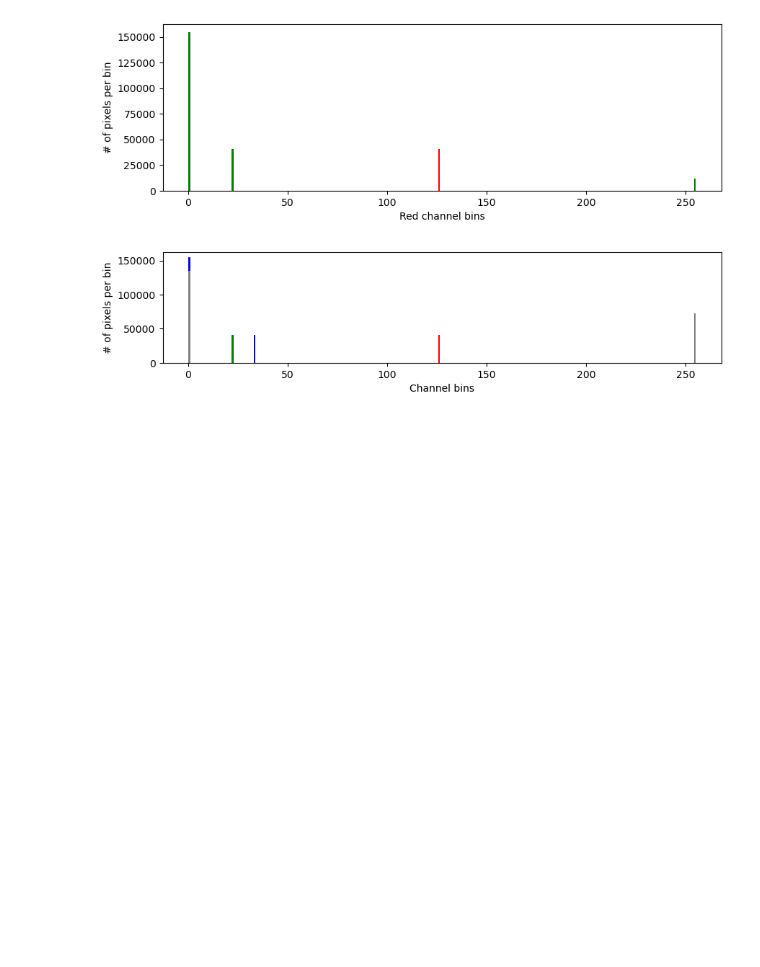
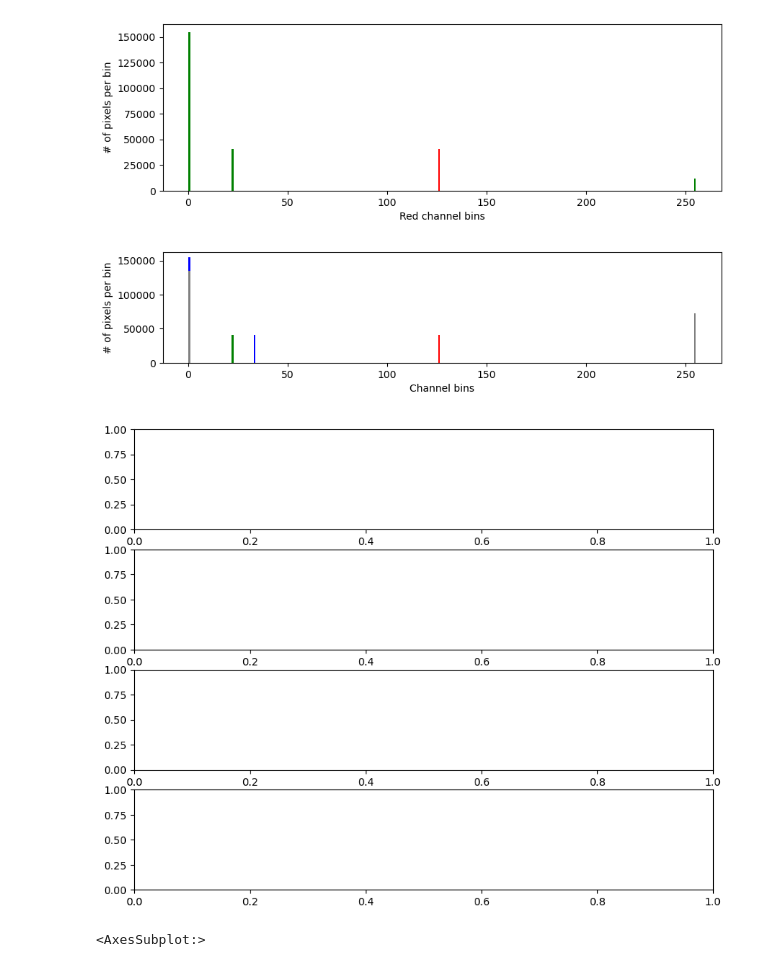
Before and after one commit to WiDS-Urbana-Champaign/WiDS-Urbana-Champaign.github.io, a Jupyter notebook: _site/week03/inClass_week03.ipynb, the cells around one changed output. Drawn from its saved outputs; the diff is of its cells as text; code cells hidden in the pictures; blank space fills up the shorter version.

```diff
--- a/_site/week03/inClass_week03.ipynb
+++ b/_site/week03/inClass_week03.ipynb
@@ -99,3 +99,11 @@ ax.set_ylabel('# of pixels per bin')
 plt.show()
 # %% [output]
 [figure]
+# %%
+fig, ax = plt.subplots(4, 1, figsize=(10,8))
+# %% [output]
+[figure, added]
+# %%
+ax[0]
+# %% [output]
+<AxesSubplot:>
```
Also changed, not shown: parts of 1 cell of this notebook.
